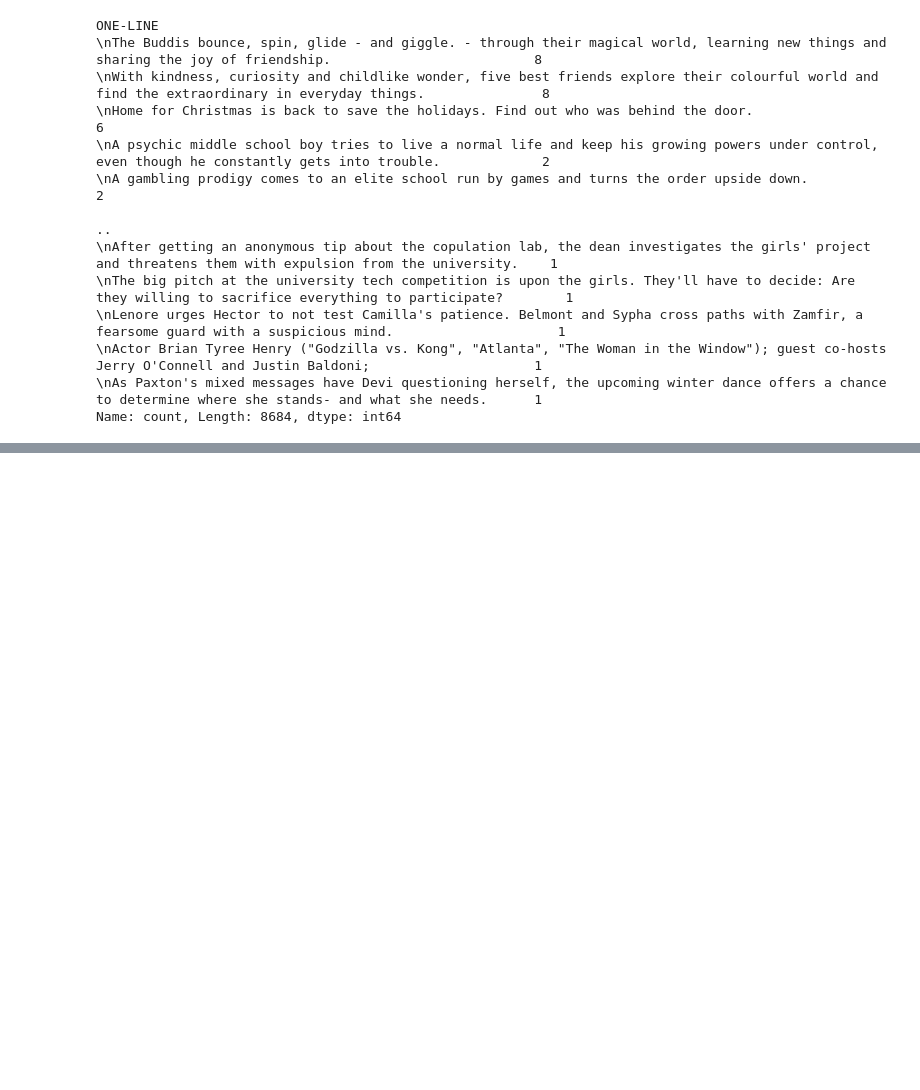
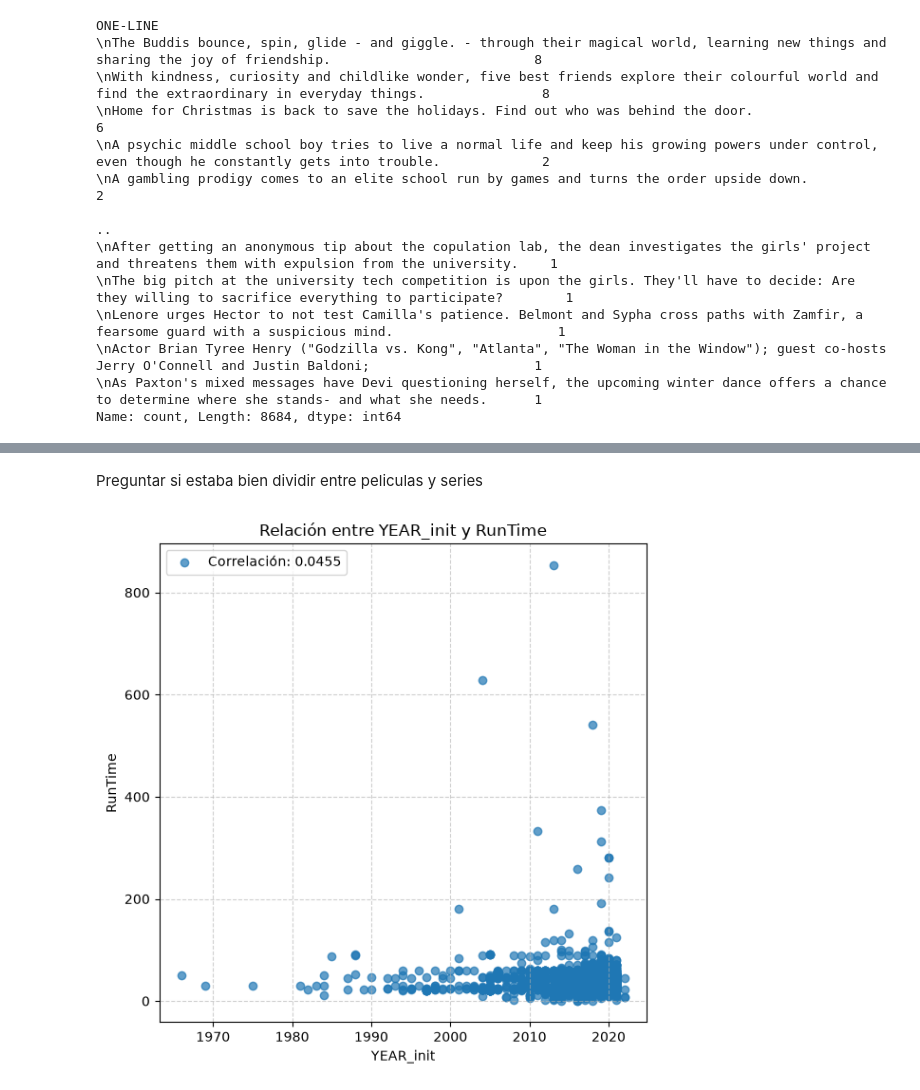
Before and after one commit to tomasrezola-dev/Ciencia-de-datos, a Jupyter notebook: tp4/ej1/ej1.ipynb, the cells around one changed output, grey strips where cells are left out. Cells and saved outputs as stored; diff of their text form; code cells hidden in the pictures; blank space fills up the shorter version.

```diff
--- a/tp4/ej1/ej1.ipynb
+++ b/tp4/ej1/ej1.ipynb
@@ -102,0 +219,7 @@ np.int64(1285)
+# %% [markdown]
+<p>Preguntar si estaba bien dividir entre peliculas y series
+# %%
+pre_series = pre_df_f[pre_df_f['type'] == 'S']
+utils.scatter_plot('YEAR_init', 'RunTime', pre_series)
+# %% [output]
+[figure, added]
```
Also changed, not shown: parts of 46 cells of this notebook, 2 other files.
